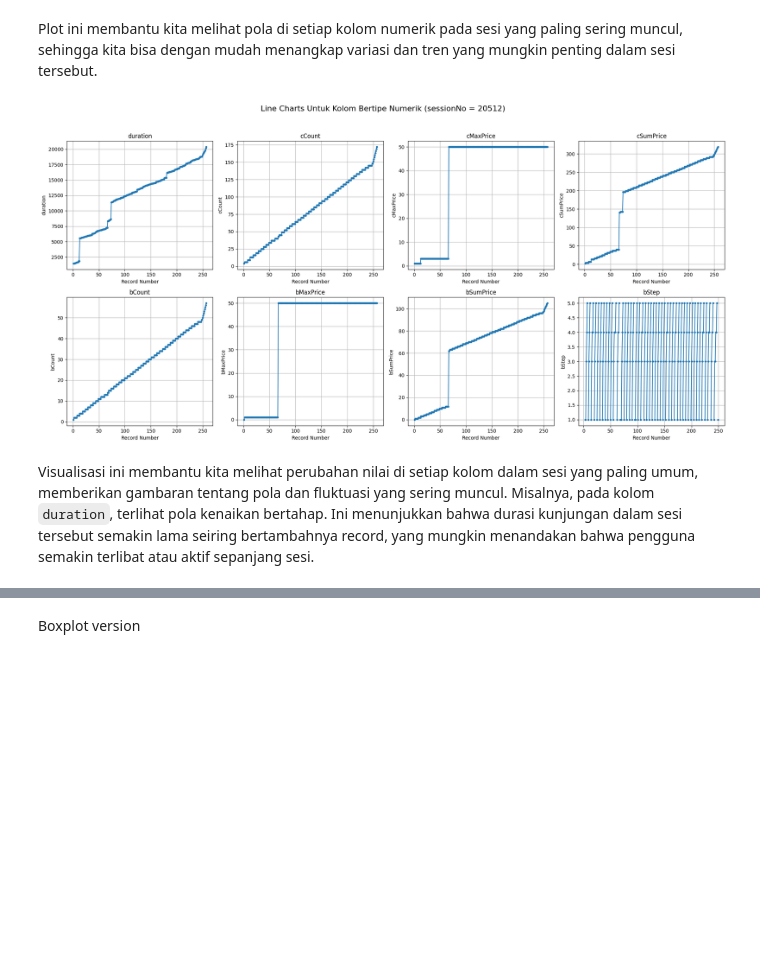
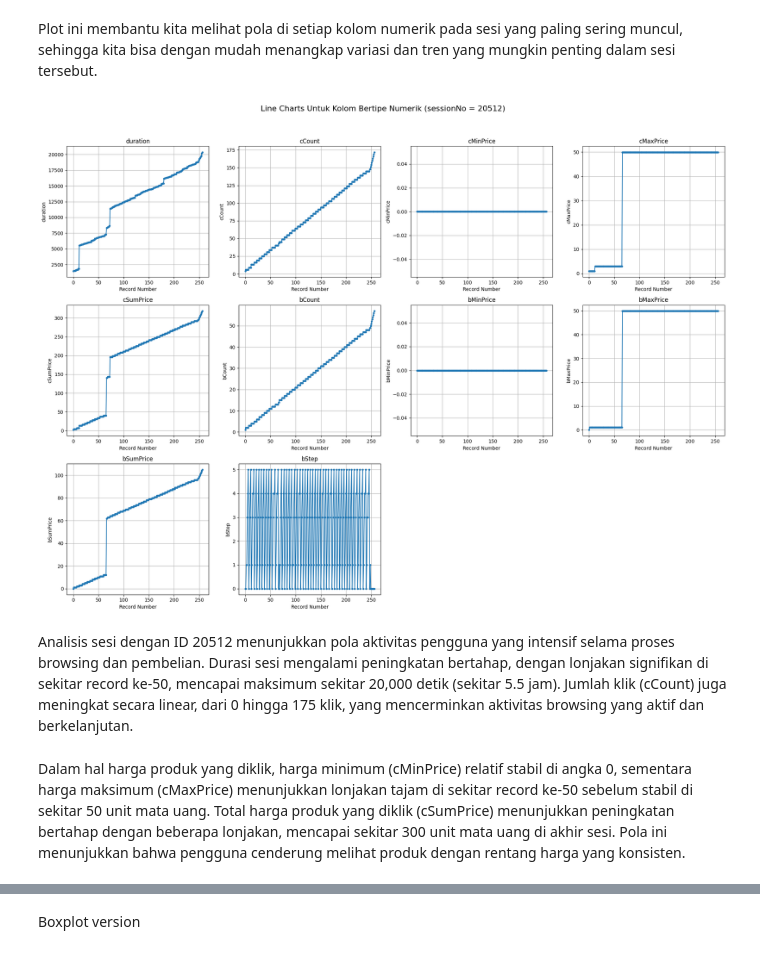
Before and after one commit to putrahadiyanto/Kelompok5_Tugas3_DataMining, a Jupyter notebook: EDA DataMining 2.ipynb, the cells around one changed output, grey strips where cells are left out. Drawn from its saved outputs; the diff is of its cells as text; code cells hidden in the pictures; blank space fills up the shorter version.

```diff
--- a/EDA DataMining 2.ipynb
+++ b/EDA DataMining 2.ipynb
@@ -113,6 +142,6 @@ columns_to_convert = ['cMinPrice', 'cMaxPrice', 'cSumPrice', 'bMinPrice', 'bMaxP
 
 # Mengubah kolom pada list menjadi float
 transact_train[columns_to_convert] = transact_train[columns_to_convert].replace({'?': None}).astype(float)
-transact_class[columns_to_convert] = transact_train[columns_to_convert].replace({'?': None}).astype(float)
+transact_class[columns_to_convert] = transact_class[columns_to_convert].replace({'?': None}).astype(float)
 # %%
 # List kolom yang akan diubah
@@ -222,4 +293,3 @@ Pengubahan nilai pada kolom `order` dari 'y' menjadi 1 dan 'n' menjadi 0 bertuju
 # %%
 # Mengubah value kolom order 'y' jadi 1 dan 'n' jadi 0
 transact_train['order'] = transact_train['order'].replace({'y': 1, 'n': 0})
-transact_class['order'] = transact_train['order'].replace({'y': 1, 'n': 0})
@@ -260,3 +351,20 @@ transact_train
+# %%
+# Create the 'login' column based on the condition
+transact_train['login'] = np.where(
+    transact_train['accountLifetime'].isna() &
+    transact_train['maxVal'].isna() &
+    transact_train['maxVal'].isna(),
+    0,  # login = 0 if all conditions are true
+    1   # login = 1 otherwise
+)
+
+transact_class['login'] = np.where(
+    transact_class['accountLifetime'].isna() &
+    transact_class['maxVal'].isna() &
+    transact_class['maxVal'].isna(),
+    0,  # login = 0 if all conditions are true
+    1   # login = 1 otherwise
+)
 # %% [markdown]
 ## Visualisasi Analisis Data Awal
 # %% [markdown]
@@ -312,27 +433,50 @@ plt.show()
 ### Identifikasi Session Dengan Record Terbanyak  dan Observasi Timeline Setiap Atribut
 # %% [markdown]
 Plot ini membantu kita melihat pola di setiap kolom numerik pada sesi yang paling sering muncul, sehingga kita bisa dengan mudah menangkap variasi dan tren yang mungkin penting dalam sesi tersebut.
+# %%
+# Tentukan kolom yang ingin digunakan untuk plot
+numeric_columns = ['duration', 'cCount', 'cMinPrice', 'cMaxPrice', 'cSumPrice',
+                   'bCount', 'bMinPrice', 'bMaxPrice', 'bSumPrice', 'bStep']
+
+#Temukan sessionNo dengan kemunculan terbanyak
+session_mode = transact_train['sessionNo'].mode()[0]
+
+# Filter data untuk sessionNo yang paling banyak
+mode_data = transact_train[transact_train['sessionNo'] == session_mode]
+
+# Pilih kolom bertipe numerik untuk plot
+x_values = range(len(mode_data))
 # %%
-# Menyiapkan grid 2x4 untuk subplot
-fig, axes = plt.subplots(2, 4, figsize=(20, 10))
+# Menyiapkan grid sesuai jumlah kolom yang ingin dipetakan
+num_columns = len(numeric_columns)
+rows = (num_columns // 4) + (num_columns % 4 > 0)  # Menentukan jumlah baris berdasarkan kolom
+
+# Menyiapkan grid dengan jumlah baris dan kolom yang tepat
+fig, axes = plt.subplots(rows, 4, figsize=(20, 5 * rows))
 fig.suptitle(f"Line Charts Untuk Kolom Bertipe Numerik (sessionNo = {session_mode})", fontsize=16)
 
 # Meratakan array axes untuk mempermudah indexing
 axes = axes.flatten()
 
 # Memplot setiap kolom dengan layout yang ditentukan
 for i, column in enumerate(numeric_columns):
     axes[i].plot(x_values, mode_data[column], marker='o', linestyle='-', markersize=3)
     axes[i].set_title(column)
     axes[i].set_xlabel('Record Number')
     axes[i].set_ylabel(column)
     axes[i].grid(True)
 
+# Sembunyikan subplot kosong
+for i in range(num_columns, len(axes)):
+    axes[i].axis('off')
+
 # Menyesuaikan layout agar lebih mudah dibaca
 plt.tight_layout(rect=[0, 0, 1, 0.95])  # Menambah ruang untuk judul utama
 
 plt.show()
 # %% [output]
-[figure, old version]
+[figure, new version]
-# %% [markdown]
-Visualisasi ini membantu kita melihat perubahan nilai di setiap kolom dalam sesi yang paling umum, memberikan gambaran tentang pola dan fluktuasi yang sering muncul. Misalnya, pada kolom `duration`, terlihat pola kenaikan bertahap. Ini menunjukkan bahwa durasi kunjungan dalam sesi tersebut semakin lama seiring bertambahnya record, yang mungkin menandakan bahwa pengguna semakin terlibat atau aktif sepanjang sesi.
+# %% [markdown]
+Analisis sesi dengan ID 20512 menunjukkan pola aktivitas pengguna yang intensif selama proses browsing dan pembelian. Durasi sesi mengalami peningkatan bertahap, dengan lonjakan signifikan di sekitar record ke-50, mencapai maksimum sekitar 20,000 detik (sekitar 5.5 jam). Jumlah klik (cCount) juga meningkat secara linear, dari 0 hingga 175 klik, yang mencerminkan aktivitas browsing yang aktif dan berkelanjutan.
+# %% [markdown]
+Dalam hal harga produk yang diklik, harga minimum (cMinPrice) relatif stabil di angka 0, sementara harga maksimum (cMaxPrice) menunjukkan lonjakan tajam di sekitar record ke-50 sebelum stabil di sekitar 50 unit mata uang. Total harga produk yang diklik (cSumPrice) menunjukkan peningkatan bertahap dengan beberapa lonjakan, mencapai sekitar 300 unit mata uang di akhir sesi. Pola ini menunjukkan bahwa pengguna cenderung melihat produk dengan rentang harga yang konsisten.
```
Also changed, not shown: parts of 124 cells of this notebook, 1 other file.
